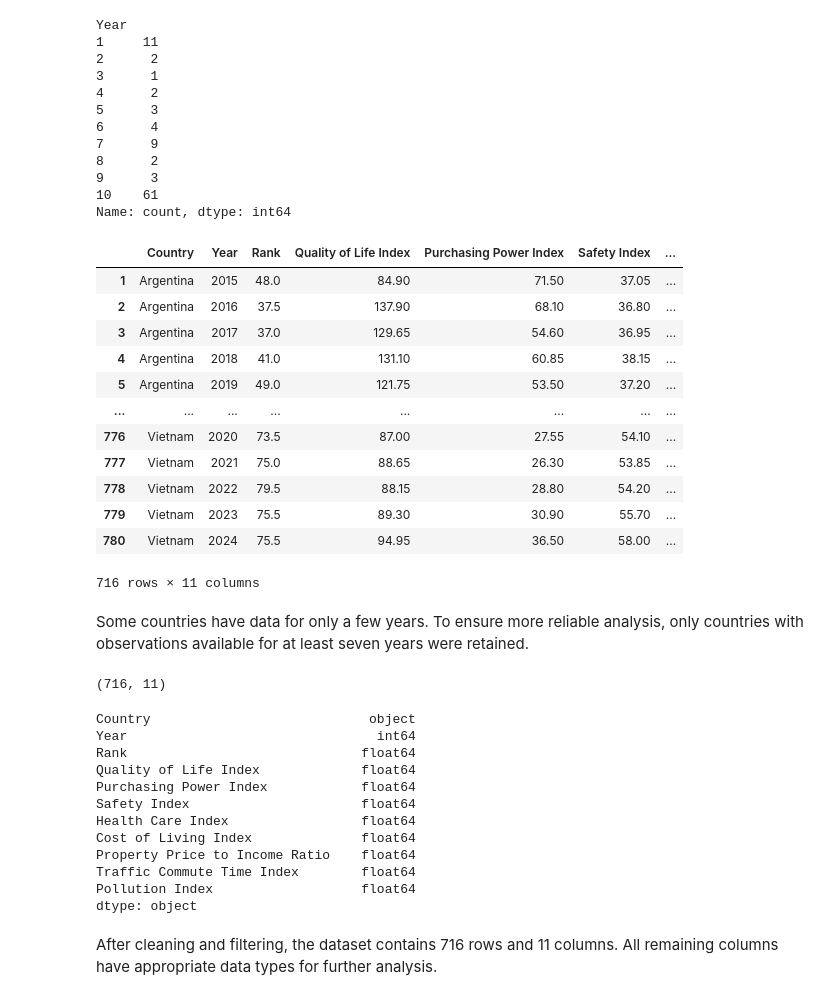
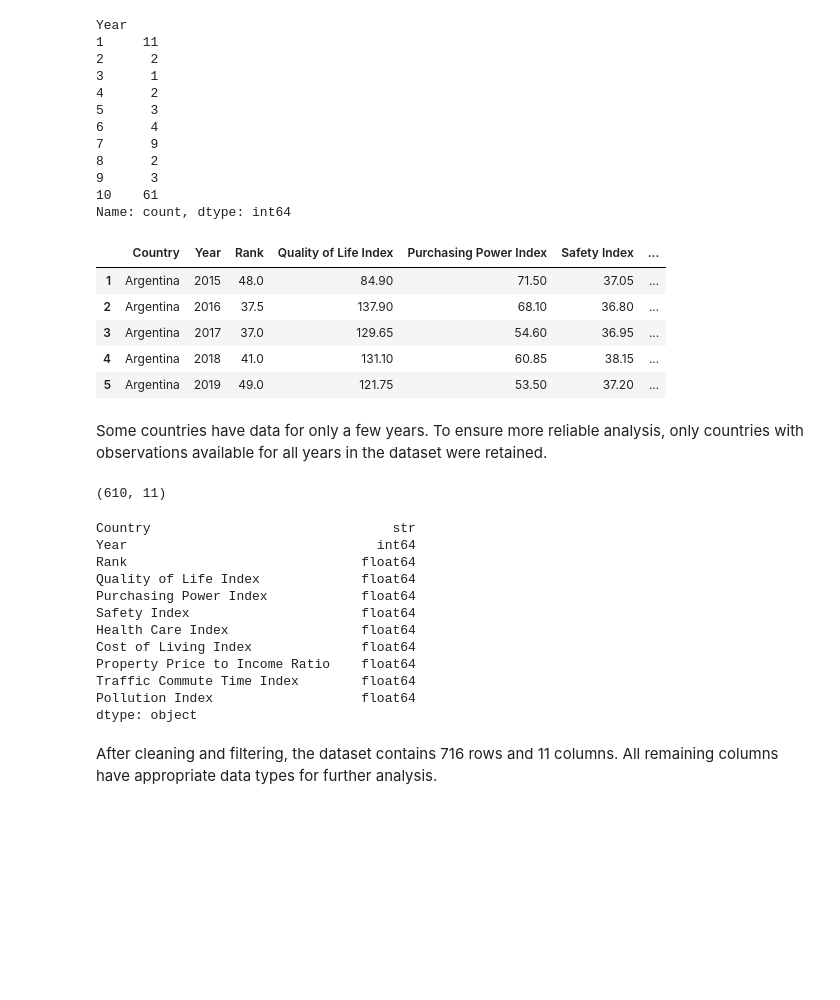
Before and after one commit to soonserv/data-best-project, a Jupyter notebook: notebooks/SA_notebook.ipynb, the cells around one changed output. Saved outputs shown, nothing was run; the diff lists cells and outputs as text; code cells hidden in the pictures; blank space fills up the shorter version.

Commit message:
Made merged table and structure

```diff
--- a/notebooks/SA_notebook.ipynb
+++ b/notebooks/SA_notebook.ipynb
@@ -543,8 +559,8 @@ clean_data.head(15)
 # %% [markdown]
 The dataset contains semi-annual observations marked with the “/2” suffix. Since this project focuses on yearly analysis, the suffix was removed from the Year column and the values were converted to integers. Then, observations for the same country and year were combined by calculating the mean of the numerical indicators.
 # %%
-years_countries = clean_data.groupby("Country")["Year"].nunique()
-years_countries.value_counts().sort_index()
+years_countries2 = clean_data.groupby("Country")["Year"].nunique()
+years_countries2.value_counts().sort_index()
 # %% [output]
 Year
 1     11
@@ -559,31 +575,24 @@ Year
 10    61
 Name: count, dtype: int64
 # %%
-good_countries = years_countries[years_countries >= 4].index
-clean_data = clean_data[clean_data["Country"].isin(good_countries)]
-clean_data
+good_countries2 = years_countries2[years_countries2 == 10].index
+clean_data = clean_data[clean_data["Country"].isin(good_countries2)]
+clean_data.head()
 # %% [output]
 |  | Country | Year | Rank | Quality of Life Index | Purchasing Power Index | Safety Index | ... |
 | 1 | Argentina | 2015 | 48.0 | 84.90 | 71.50 | 37.05 | ... |
 | 2 | Argentina | 2016 | 37.5 | 137.90 | 68.10 | 36.80 | ... |
 | 3 | Argentina | 2017 | 37.0 | 129.65 | 54.60 | 36.95 | ... |
 | 4 | Argentina | 2018 | 41.0 | 131.10 | 60.85 | 38.15 | ... |
 | 5 | Argentina | 2019 | 49.0 | 121.75 | 53.50 | 37.20 | ... |
-| ... | ... | ... | ... | ... | ... | ... | ... |
-| 776 | Vietnam | 2020 | 73.5 | 87.00 | 27.55 | 54.10 | ... |
-| 777 | Vietnam | 2021 | 75.0 | 88.65 | 26.30 | 53.85 | ... |
-| 778 | Vietnam | 2022 | 79.5 | 88.15 | 28.80 | 54.20 | ... |
-| 779 | Vietnam | 2023 | 75.5 | 89.30 | 30.90 | 55.70 | ... |
-| 780 | Vietnam | 2024 | 75.5 | 94.95 | 36.50 | 58.00 | ... |
-716 rows × 11 columns
 # %% [markdown]
-Some countries have data for only a few years. To ensure more reliable analysis, only countries with observations available for at least seven years were retained.
+Some countries have data for only a few years. To ensure more reliable analysis, only countries with observations available for all years in the dataset were retained.
 # %%
 print(clean_data.shape)
 display(clean_data.dtypes)
 # %% [output]
-(716, 11)
+(610, 11)
-Country                            object
+Country                               str
 Year                                int64
 Rank                              float64
 Quality of Life Index             float64
```
Also changed, not shown: parts of 48 cells of this notebook, 1 other file.
